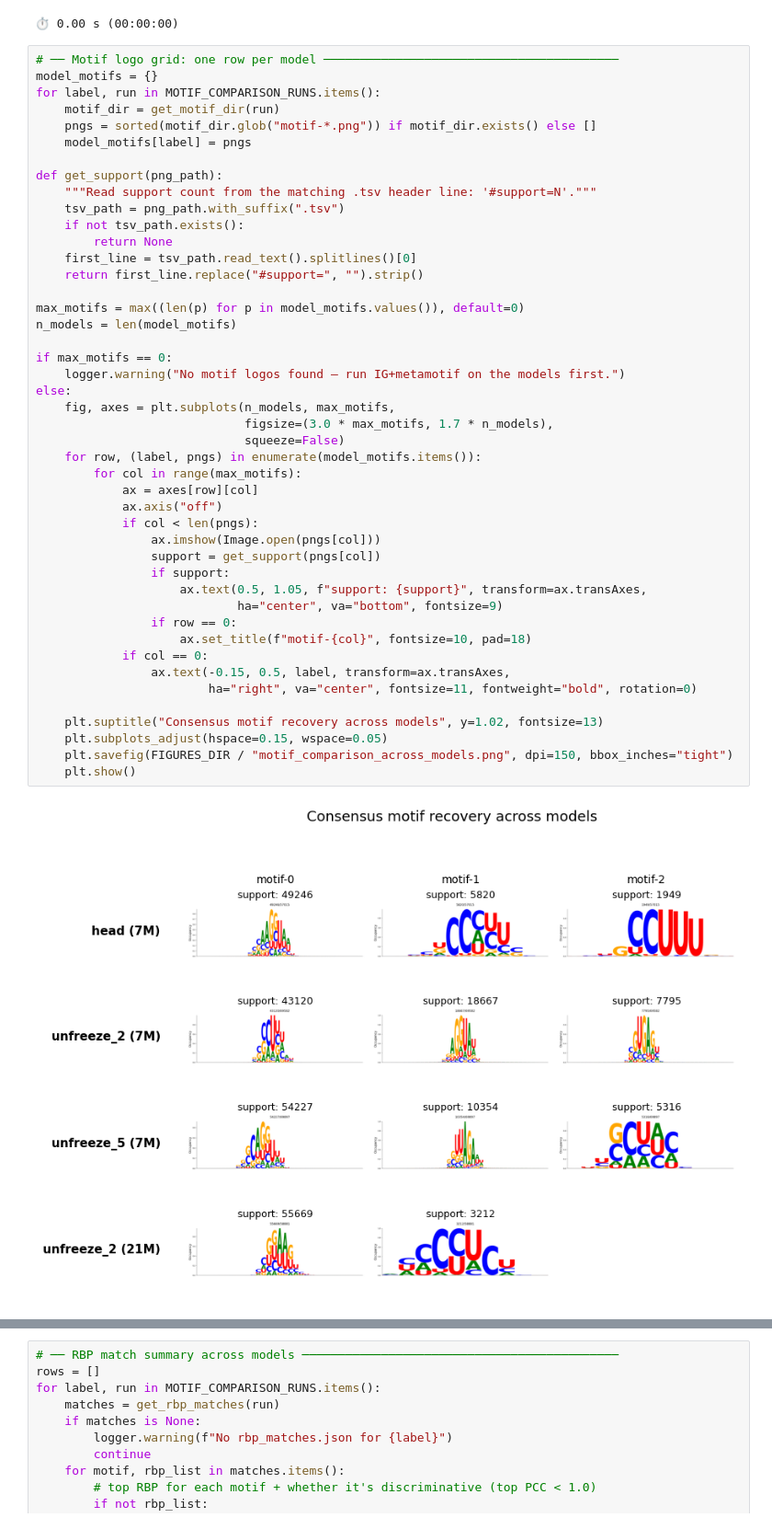
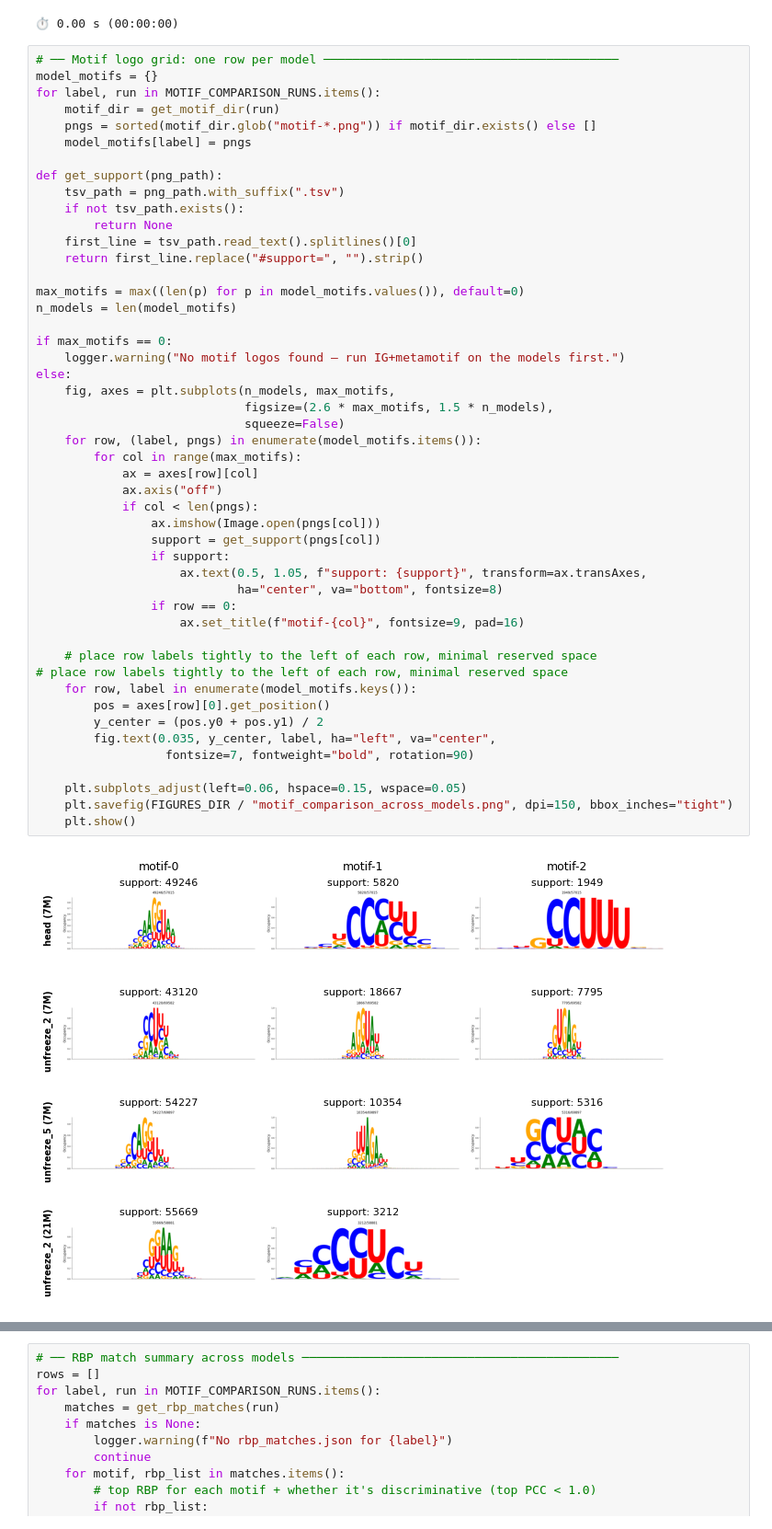
Before and after one commit to ml4rg26-deconvgclip/parnet--globalclip-head, a Jupyter notebook: notebooks/globalclip-head/05_comparison_plots.ipynb, the cells around one changed output, grey strips where cells are left out. Shown at 92% size. Cells and saved outputs as stored; diff of their text form.

Commit message:
Adjust motif comparison grid spacing and labels for presentation/report figure

```diff
--- a/notebooks/globalclip-head/05_comparison_plots.ipynb
+++ b/notebooks/globalclip-head/05_comparison_plots.ipynb
@@ -362,41 +362,44 @@ for label, run in MOTIF_COMPARISON_RUNS.items():
     model_motifs[label] = pngs
 
 def get_support(png_path):
-    """Read support count from the matching .tsv header line: '#support=N'."""
     tsv_path = png_path.with_suffix(".tsv")
     if not tsv_path.exists():
         return None
     first_line = tsv_path.read_text().splitlines()[0]
     return first_line.replace("#support=", "").strip()
 
 max_motifs = max((len(p) for p in model_motifs.values()), default=0)
 n_models = len(model_motifs)
 
 if max_motifs == 0:
     logger.warning("No motif logos found — run IG+metamotif on the models first.")
 else:
     fig, axes = plt.subplots(n_models, max_motifs,
-                             figsize=(3.0 * max_motifs, 1.7 * n_models),
+                             figsize=(2.6 * max_motifs, 1.5 * n_models),
                              squeeze=False)
     for row, (label, pngs) in enumerate(model_motifs.items()):
         for col in range(max_motifs):
             ax = axes[row][col]
             ax.axis("off")
             if col < len(pngs):
                 ax.imshow(Image.open(pngs[col]))
                 support = get_support(pngs[col])
                 if support:
                     ax.text(0.5, 1.05, f"support: {support}", transform=ax.transAxes,
-                            ha="center", va="bottom", fontsize=9)
+                            ha="center", va="bottom", fontsize=8)
                 if row == 0:
-                    ax.set_title(f"motif-{col}", fontsize=10, pad=18)
-            if col == 0:
-                ax.text(-0.15, 0.5, label, transform=ax.transAxes,
-                        ha="right", va="center", fontsize=11, fontweight="bold", rotation=0)
+                    ax.set_title(f"motif-{col}", fontsize=9, pad=16)
 
-    plt.suptitle("Consensus motif recovery across models", y=1.02, fontsize=13)
-    plt.subplots_adjust(hspace=0.15, wspace=0.05)
+    # place row labels tightly to the left of each row, minimal reserved space
+# place row labels tightly to the left of each row, minimal reserved space
+    for row, label in enumerate(model_motifs.keys()):
+        pos = axes[row][0].get_position()
+        y_center = (pos.y0 + pos.y1) / 2
+        fig.text(0.035, y_center, label, ha="left", va="center",
+                  fontsize=7, fontweight="bold", rotation=90)
+
+    plt.subplots_adjust(left=0.06, hspace=0.15, wspace=0.05)
     plt.savefig(FIGURES_DIR / "motif_comparison_across_models.png", dpi=150, bbox_inches="tight")
     plt.show()
 # %% [output]
-[figure, old version]
+[figure, new version]
```
Also changed, not shown: parts of 2 cells of this notebook.
